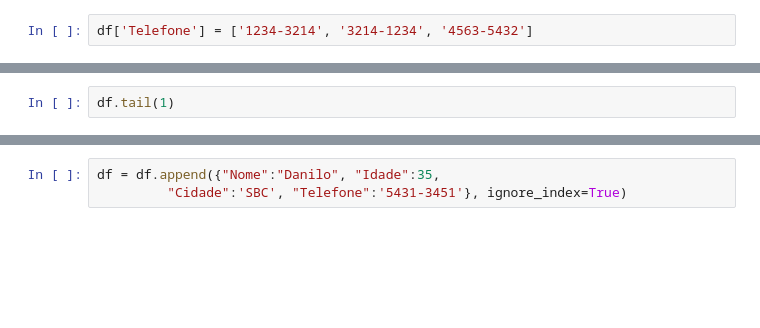
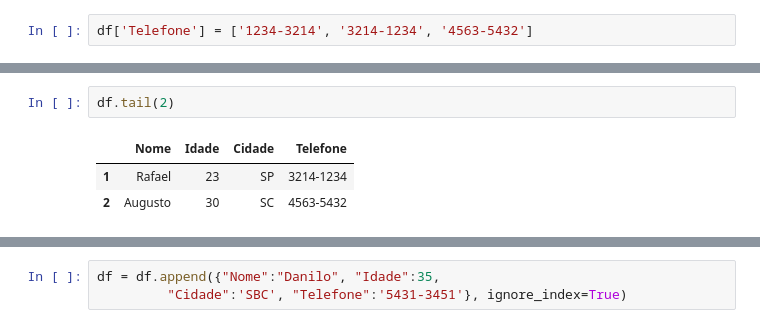
Before and after one commit to KIQVinicius/Curso-Python, a Jupyter notebook: Aula_Python.ipynb, the cells around one changed output, grey strips where cells are left out. Drawn from its saved outputs; the diff is of its cells as text; blank space fills up the shorter version.

```diff
--- a/Aula_Python.ipynb
+++ b/Aula_Python.ipynb
@@ -248,4 +493,8 @@ df.head(2)
 # %%
-df.tail(1)
+df.tail(2)
+# %% [output]
+|  | Nome | Idade | Cidade | Telefone |
+| 1 | Rafael | 23 | SP | 3214-1234 |
+| 2 | Augusto | 30 | SC | 4563-5432 |
 # %%
 df
```
Also changed, not shown: parts of 99 cells of this notebook.
